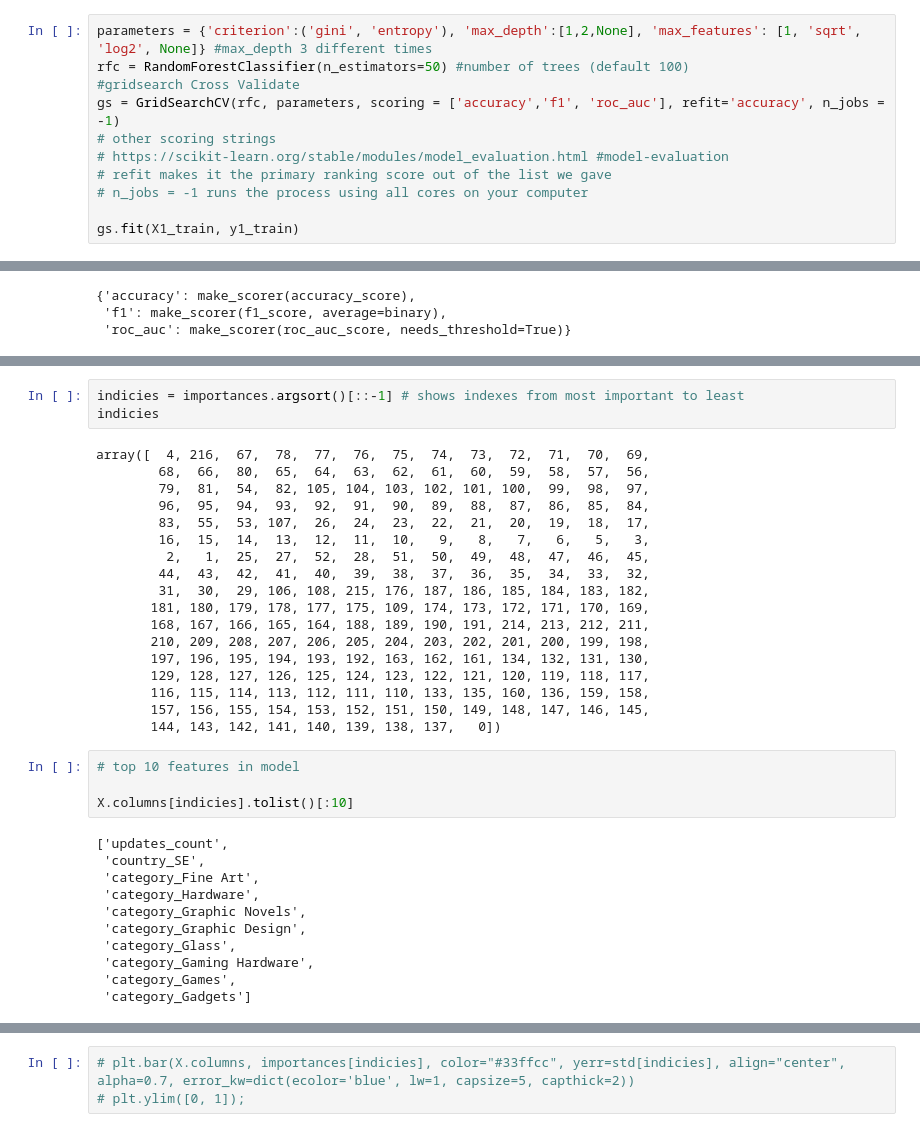
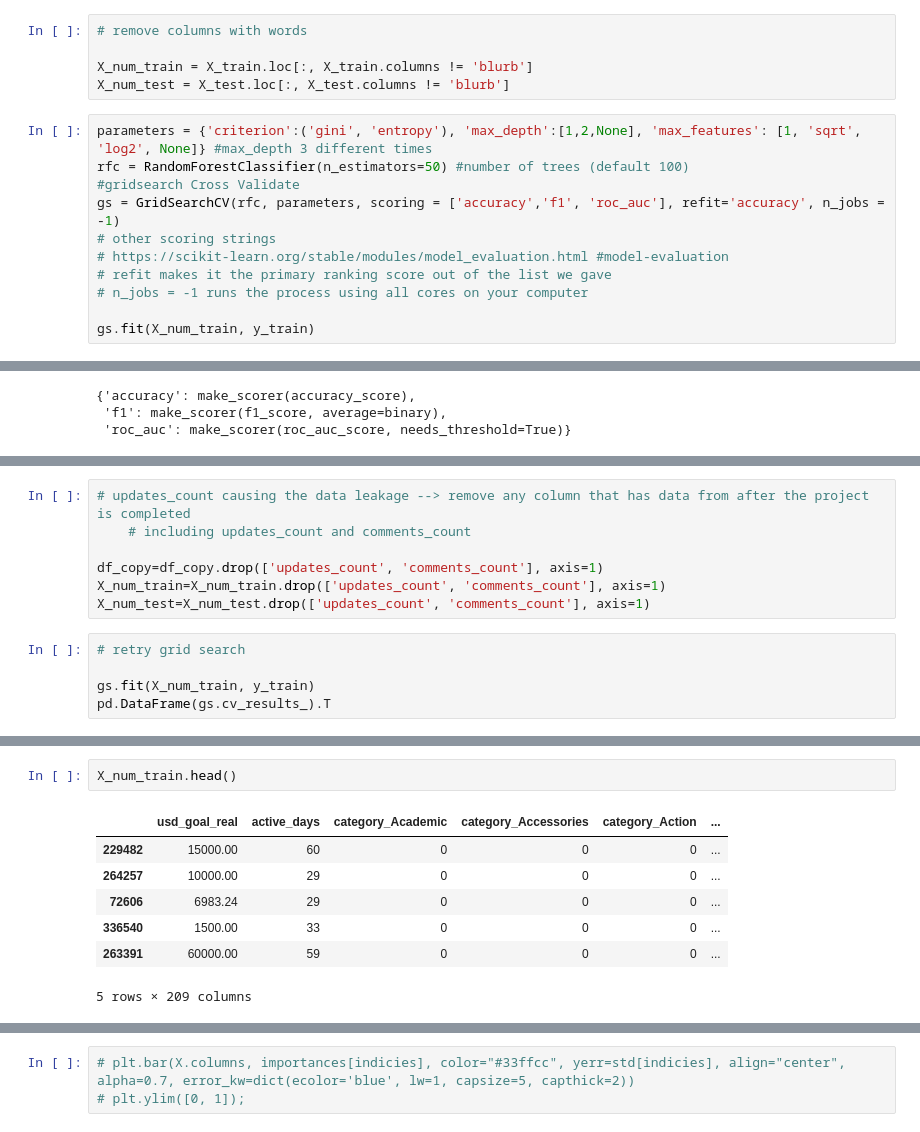
Before and after one commit to benkarlsberg/Ensemble-Deep-Learning-Model-Predict-Kickstarter-Success, a Jupyter notebook: Modeling.ipynb, the cells around one changed output, grey strips where cells are left out. Saved outputs shown, nothing was run; the diff lists cells and outputs as text.

Commit message:
removed leakage features, added reward count feature,  and began modeling

```diff
--- a/Modeling.ipynb
+++ b/Modeling.ipynb
@@ -93,5 +93,10 @@ y2_test = y_split_test
 # %% [markdown]
 ### Grid Search / Random Forest Model
+# %%
+# remove columns with words
+
+X_num_train = X_train.loc[:, X_train.columns != 'blurb']
+X_num_test = X_test.loc[:, X_test.columns != 'blurb']
 # %%
 parameters = {'criterion':('gini', 'entropy'), 'max_depth':[1,2,None], 'max_features': [1, 'sqrt', 'log2', None]} #max_depth 3 different times
 rfc = RandomForestClassifier(n_estimators=50) #number of trees (default 100)
@@ -102,7 +107,7 @@ gs = GridSearchCV(rfc, parameters, scoring = ['accuracy','f1', 'roc_auc'], refit
 # refit makes it the primary ranking score out of the list we gave
 # n_jobs = -1 runs the process using all cores on your computer
 
-gs.fit(X1_train, y1_train)
+gs.fit(X_num_train, y_train)
 # %% [output]
 GridSearchCV(cv=None, error_score=nan,
              estimator=RandomForestClassifier(bootstrap=True, ccp_alpha=0.0,
@@ -196,0 +226,12 @@ model.oob_score_
+# %%
+# updates_count causing the data leakage --> remove any column that has data from after the project is completed
+    # including updates_count and comments_count
+
+df_copy=df_copy.drop(['updates_count', 'comments_count'], axis=1)
+X_num_train=X_num_train.drop(['updates_count', 'comments_count'], axis=1)
+X_num_test=X_num_test.drop(['updates_count', 'comments_count'], axis=1)
+# %%
+# retry grid search
+
+gs.fit(X_num_train, y_train)
+pd.DataFrame(gs.cv_results_).T
@@ -213,39 +307,13 @@ array([0., 0., 0., 0., 1., 0., 0., 0., 0., 0., 0., 0., 0., 0., 0., 0., 0.,
-# %%
-indicies = importances.argsort()[::-1] # shows indexes from most important to least
-indicies
-# %% [output]
-array([  4, 216,  67,  78,  77,  76,  75,  74,  73,  72,  71,  70,  69,
-        68,  66,  80,  65,  64,  63,  62,  61,  60,  59,  58,  57,  56,
-        79,  81,  54,  82, 105, 104, 103, 102, 101, 100,  99,  98,  97,
-        96,  95,  94,  93,  92,  91,  90,  89,  88,  87,  86,  85,  84,
-        83,  55,  53, 107,  26,  24,  23,  22,  21,  20,  19,  18,  17,
-        16,  15,  14,  13,  12,  11,  10,   9,   8,   7,   6,   5,   3,
-         2,   1,  25,  27,  52,  28,  51,  50,  49,  48,  47,  46,  45,
-        44,  43,  42,  41,  40,  39,  38,  37,  36,  35,  34,  33,  32,
-        31,  30,  29, 106, 108, 215, 176, 187, 186, 185, 184, 183, 182,
-       181, 180, 179, 178, 177, 175, 109, 174, 173, 172, 171, 170, 169,
-       168, 167, 166, 165, 164, 188, 189, 190, 191, 214, 213, 212, 211,
-       210, 209, 208, 207, 206, 205, 204, 203, 202, 201, 200, 199, 198,
-       197, 196, 195, 194, 193, 192, 163, 162, 161, 134, 132, 131, 130,
-       129, 128, 127, 126, 125, 124, 123, 122, 121, 120, 119, 118, 117,
-       116, 115, 114, 113, 112, 111, 110, 133, 135, 160, 136, 159, 158,
-       157, 156, 155, 154, 153, 152, 151, 150, 149, 148, 147, 146, 145,
-       144, 143, 142, 141, 140, 139, 138, 137,   0])
-# %%
-# top 10 features in model
-
-X.columns[indicies].tolist()[:10]
-# %% [output]
-['updates_count',
- 'country_SE',
- 'category_Fine Art',
- 'category_Hardware',
- 'category_Graphic Novels',
- 'category_Graphic Design',
- 'category_Glass',
- 'category_Gaming Hardware',
- 'category_Games',
- 'category_Gadgets']
+# %%
+X_num_train.head()
+# %% [output]
+|  | usd_goal_real | active_days | category_Academic | category_Accessories | category_Action | ... |
+| 229482 | 15000.00 | 60 | 0 | 0 | 0 | ... |
+| 264257 | 10000.00 | 29 | 0 | 0 | 0 | ... |
+| 72606 | 6983.24 | 29 | 0 | 0 | 0 | ... |
+| 336540 | 1500.00 | 33 | 0 | 0 | 0 | ... |
+| 263391 | 60000.00 | 59 | 0 | 0 | 0 | ... |
+5 rows × 209 columns
 # %%
 # what is important for each individual tree in the forest
 # model.estimators is all of your trees
```
Also changed, not shown: parts of 47 cells of this notebook, 5 other files.
